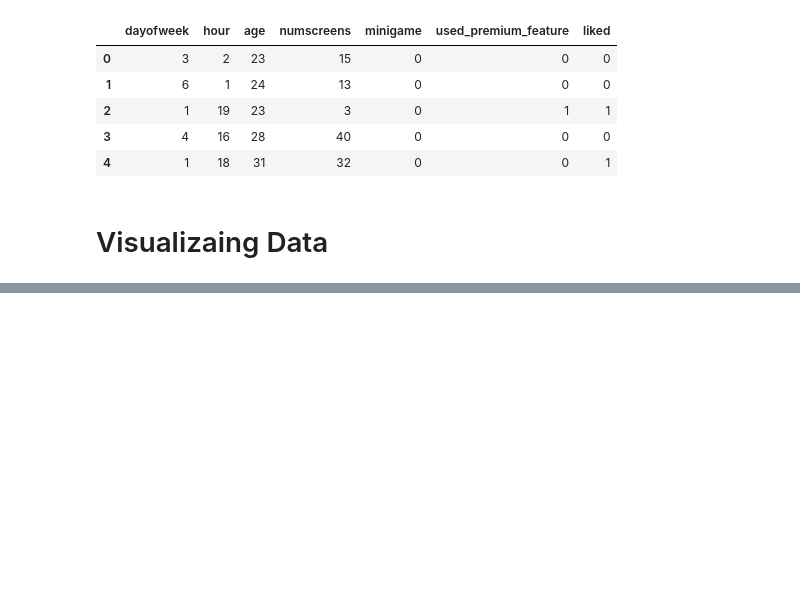
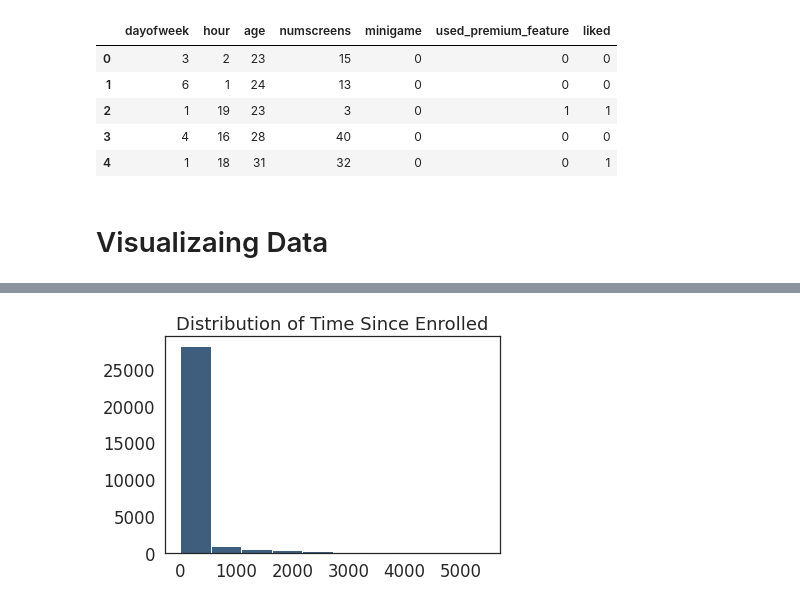
Before and after one commit to yashguptaab99/Directing-Customers-to-Subscription-Through-App-Behavior-Analysis, a Jupyter notebook: Directing_Customers_to_Subscription_Through_App_Behavior_Analysis.ipynb, the cells around one changed output, grey strips where cells are left out. Cells and saved outputs as stored; diff of their text form; code cells hidden in the pictures; blank space fills up the shorter version.

```diff
--- a/Directing_Customers_to_Subscription_Through_App_Behavior_Analysis.ipynb
+++ b/Directing_Customers_to_Subscription_Through_App_Behavior_Analysis.ipynb
@@ -76,0 +138,4 @@ plt.tight_layout(rect=[0, 0.03, 1, 0.95])
+# %%
+dataset["first_open"] = [parser.parse(row_date) for row_date in dataset["first_open"]]
+dataset["enrolled_date"] = [parser.parse(row_date) if isinstance(row_date, str) else row_date for row_date in dataset["enrolled_date"]]
+dataset.dtypes
@@ -76,0 +156,7 @@ plt.tight_layout(rect=[0, 0.03, 1, 0.95])
+# %%
+dataset["difference"] = (dataset.enrolled_date-dataset.first_open).astype('timedelta64[h]')
+plt.hist(dataset["difference"].dropna(), color='#3F5D7D')
+plt.title('Distribution of Time Since Enrolled')
+plt.show()
+# %% [output]
+[figure, added]
```
Also changed, not shown: parts of 21 cells of this notebook.
